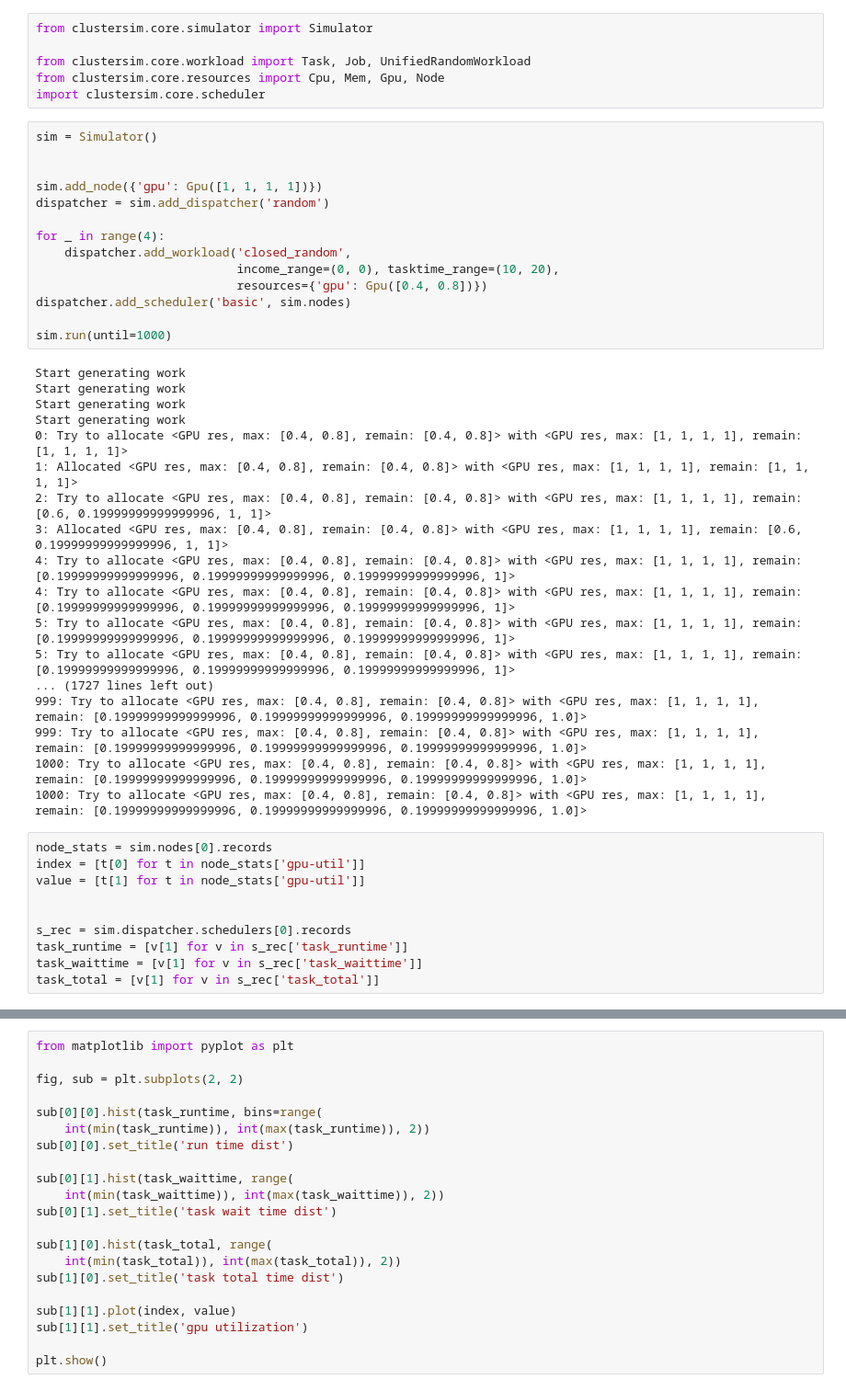
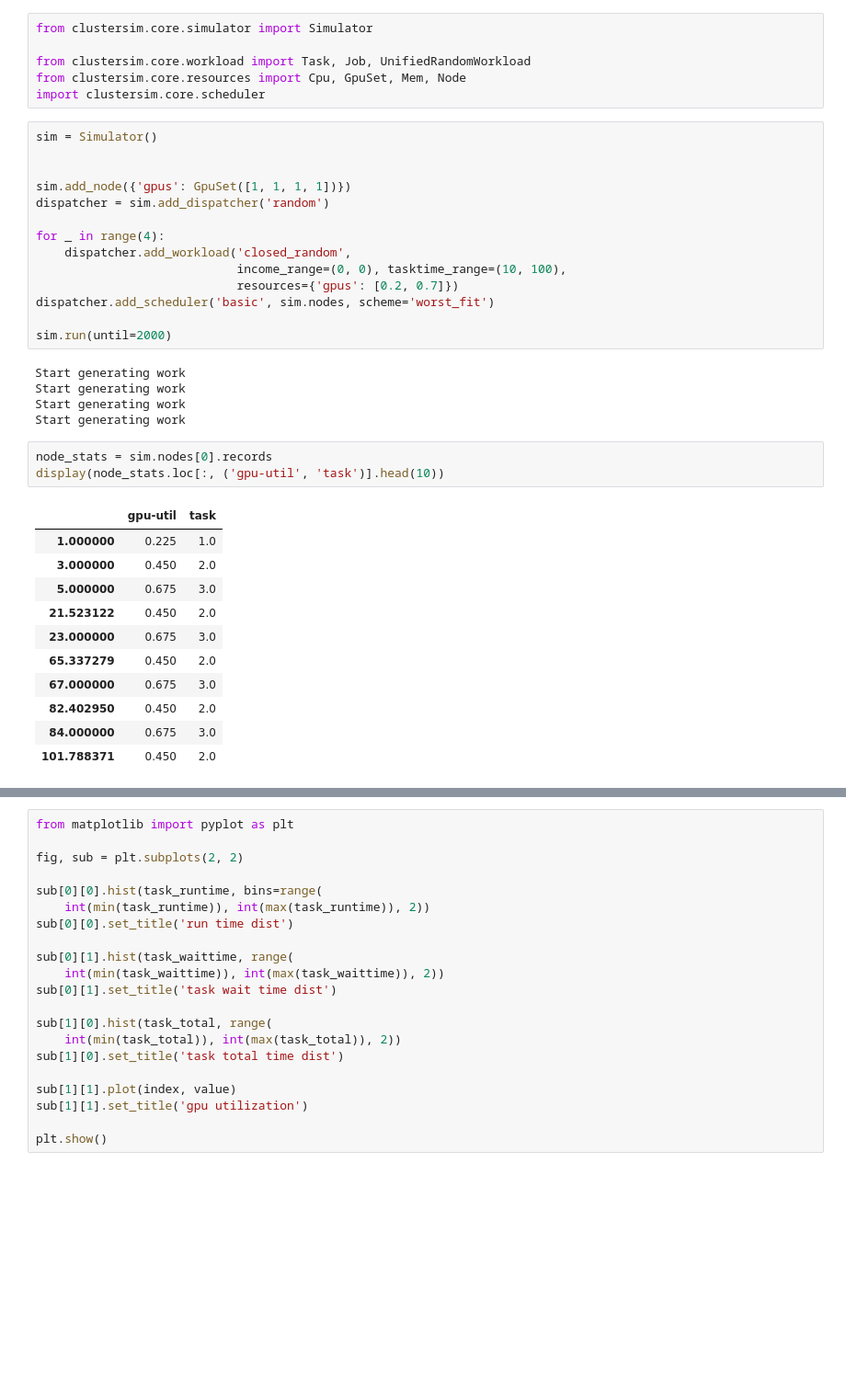
Before and after one commit to hxy9243/scheduler-simulator, a Jupyter notebook: jupyterbook/closed_sim.ipynb, the cells around one changed output, grey strips where cells are left out. Shown at 92% size. Saved outputs shown, nothing was run; the diff lists cells and outputs as text; blank space fills up the shorter version.

```diff
--- a/jupyterbook/closed_sim.ipynb
+++ b/jupyterbook/closed_sim.ipynb
@@ -2,47 +2,39 @@
 from clustersim.core.simulator import Simulator
 
 from clustersim.core.workload import Task, Job, UnifiedRandomWorkload
-from clustersim.core.resources import Cpu, Mem, Gpu, Node
+from clustersim.core.resources import Cpu, GpuSet, Mem, Node
 import clustersim.core.scheduler
 # %%
 sim = Simulator()
 
 
-sim.add_node({'gpu': Gpu([1, 1, 1, 1])})
+sim.add_node({'gpus': GpuSet([1, 1, 1, 1])})
 dispatcher = sim.add_dispatcher('random')
 
 for _ in range(4):
     dispatcher.add_workload('closed_random',
-                            income_range=(0, 0), tasktime_range=(10, 20),
-                            resources={'gpu': Gpu([0.4, 0.8])})
-dispatcher.add_scheduler('basic', sim.nodes)
+                            income_range=(0, 0), tasktime_range=(10, 100),
+                            resources={'gpus': [0.2, 0.7]})
+dispatcher.add_scheduler('basic', sim.nodes, scheme='worst_fit')
 
-sim.run(until=1000)
+sim.run(until=2000)
 # %% [output]
 Start generating work
 Start generating work
 Start generating work
 Start generating work
-0: Try to allocate <GPU res, max: [0.4, 0.8], remain: [0.4, 0.8]> with <GPU res, max: [1, 1, 1, 1], remain: [1, 1, 1, 1]>
-1: Allocated <GPU res, max: [0.4, 0.8], remain: [0.4, 0.8]> with <GPU res, max: [1, 1, 1, 1], remain: [1, 1, 1, 1]>
-2: Try to allocate <GPU res, max: [0.4, 0.8], remain: [0.4, 0.8]> with <GPU res, max: [1, 1, 1, 1], remain: [0.6, 0.19999999999999996, 1, 1]>
-3: Allocated <GPU res, max: [0.4, 0.8], remain: [0.4, 0.8]> with <GPU res, max: [1, 1, 1, 1], remain: [0.6, 0.19999999999999996, 1, 1]>
-4: Try to allocate <GPU res, max: [0.4, 0.8], remain: [0.4, 0.8]> with <GPU res, max: [1, 1, 1, 1], remain: [0.19999999999999996, 0.19999999999999996, 0.19999999999999996, 1]>
-4: Try to allocate <GPU res, max: [0.4, 0.8], remain: [0.4, 0.8]> with <GPU res, max: [1, 1, 1, 1], remain: [0.19999999999999996, 0.19999999999999996, 0.19999999999999996, 1]>
-5: Try to allocate <GPU res, max: [0.4, 0.8], remain: [0.4, 0.8]> with <GPU res, max: [1, 1, 1, 1], remain: [0.19999999999999996, 0.19999999999999996, 0.19999999999999996, 1]>
-5: Try to allocate <GPU res, max: [0.4, 0.8], remain: [0.4, 0.8]> with <GPU res, max: [1, 1, 1, 1], remain: [0.19999999999999996, 0.19999999999999996, 0.19999999999999996, 1]>
-... (1727 lines left out)
-999: Try to allocate <GPU res, max: [0.4, 0.8], remain: [0.4, 0.8]> with <GPU res, max: [1, 1, 1, 1], remain: [0.19999999999999996, 0.19999999999999996, 0.19999999999999996, 1.0]>
-999: Try to allocate <GPU res, max: [0.4, 0.8], remain: [0.4, 0.8]> with <GPU res, max: [1, 1, 1, 1], remain: [0.19999999999999996, 0.19999999999999996, 0.19999999999999996, 1.0]>
-1000: Try to allocate <GPU res, max: [0.4, 0.8], remain: [0.4, 0.8]> with <GPU res, max: [1, 1, 1, 1], remain: [0.19999999999999996, 0.19999999999999996, 0.19999999999999996, 1.0]>
-1000: Try to allocate <GPU res, max: [0.4, 0.8], remain: [0.4, 0.8]> with <GPU res, max: [1, 1, 1, 1], remain: [0.19999999999999996, 0.19999999999999996, 0.19999999999999996, 1.0]>
-# %%
-node_stats = sim.nodes[0].records
-index = [t[0] for t in node_stats['gpu-util']]
-value = [t[1] for t in node_stats['gpu-util']]
-
-
-s_rec = sim.dispatcher.schedulers[0].records
-task_runtime = [v[1] for v in s_rec['task_runtime']]
-task_waittime = [v[1] for v in s_rec['task_waittime']]
-task_total = [v[1] for v in s_rec['task_total']]
+# %%
+node_stats = sim.nodes[0].records
+display(node_stats.loc[:, ('gpu-util', 'task')].head(10))
+# %% [output]
+|  | gpu-util | task |
+| 1.000000 | 0.225 | 1.0 |
+| 3.000000 | 0.450 | 2.0 |
+| 5.000000 | 0.675 | 3.0 |
+| 21.523122 | 0.450 | 2.0 |
+| 23.000000 | 0.675 | 3.0 |
+| 65.337279 | 0.450 | 2.0 |
+| 67.000000 | 0.675 | 3.0 |
+| 82.402950 | 0.450 | 2.0 |
+| 84.000000 | 0.675 | 3.0 |
+| 101.788371 | 0.450 | 2.0 |
```
Also changed, not shown: parts of 3 cells of this notebook.
